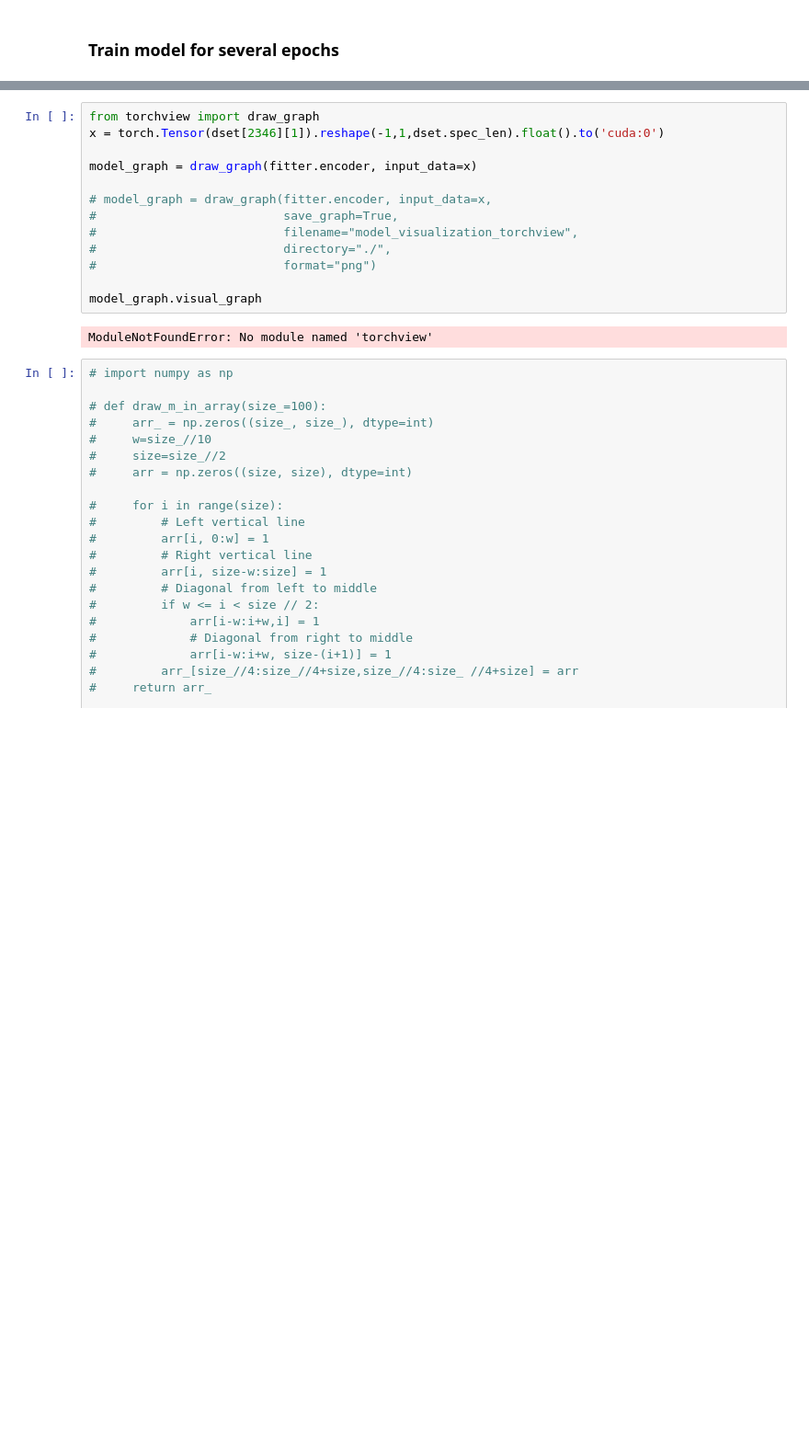
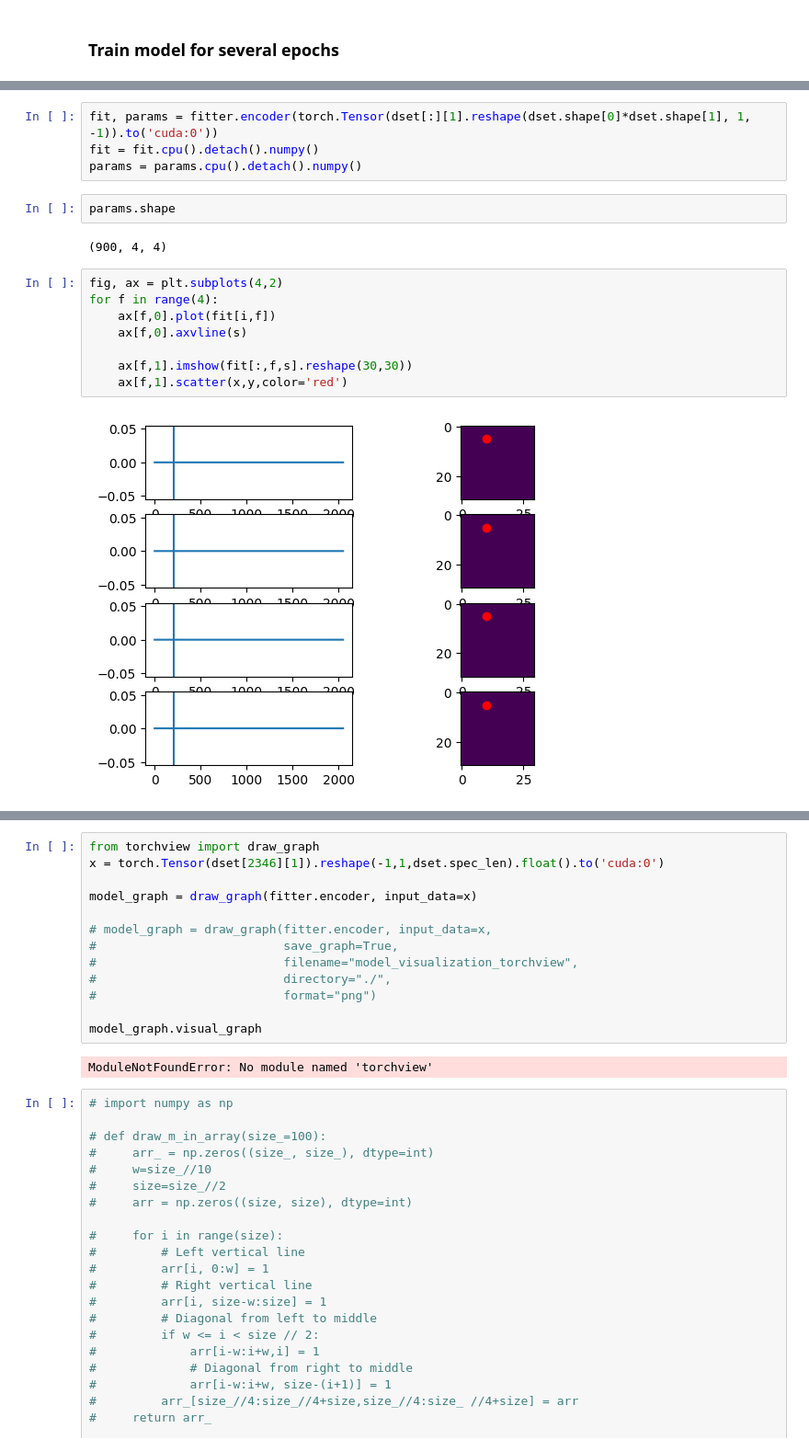
Before and after one commit to zhangxinqiao314/Gaussian_Sampler, a Jupyter notebook: Notebooks/UIUC_reduced_signal_eels.ipynb, the cells around one changed output, grey strips where cells are left out. Shown at 92% size. Cells and saved outputs as stored; diff of their text form; blank space fills up the shorter version.

```diff
--- a/Notebooks/UIUC_reduced_signal_eels.ipynb
+++ b/Notebooks/UIUC_reduced_signal_eels.ipynb
@@ -322,0 +365,18 @@ fitter.encoder(x)
+# %%
+fit, params = fitter.encoder(torch.Tensor(dset[:][1].reshape(dset.shape[0]*dset.shape[1], 1, -1)).to('cuda:0'))
+fit = fit.cpu().detach().numpy()
+params = params.cpu().detach().numpy()
+# %%
+params.shape
+# %% [output]
+(900, 4, 4)
+# %%
+fig, ax = plt.subplots(4,2)
+for f in range(4):
+    ax[f,0].plot(fit[i,f])
+    ax[f,0].axvline(s)
+
+    ax[f,1].imshow(fit[:,f,s].reshape(30,30))
+    ax[f,1].scatter(x,y,color='red')
+# %% [output]
+[figure, added]
```
Also changed, not shown: parts of 18 cells of this notebook, 2 other files.
